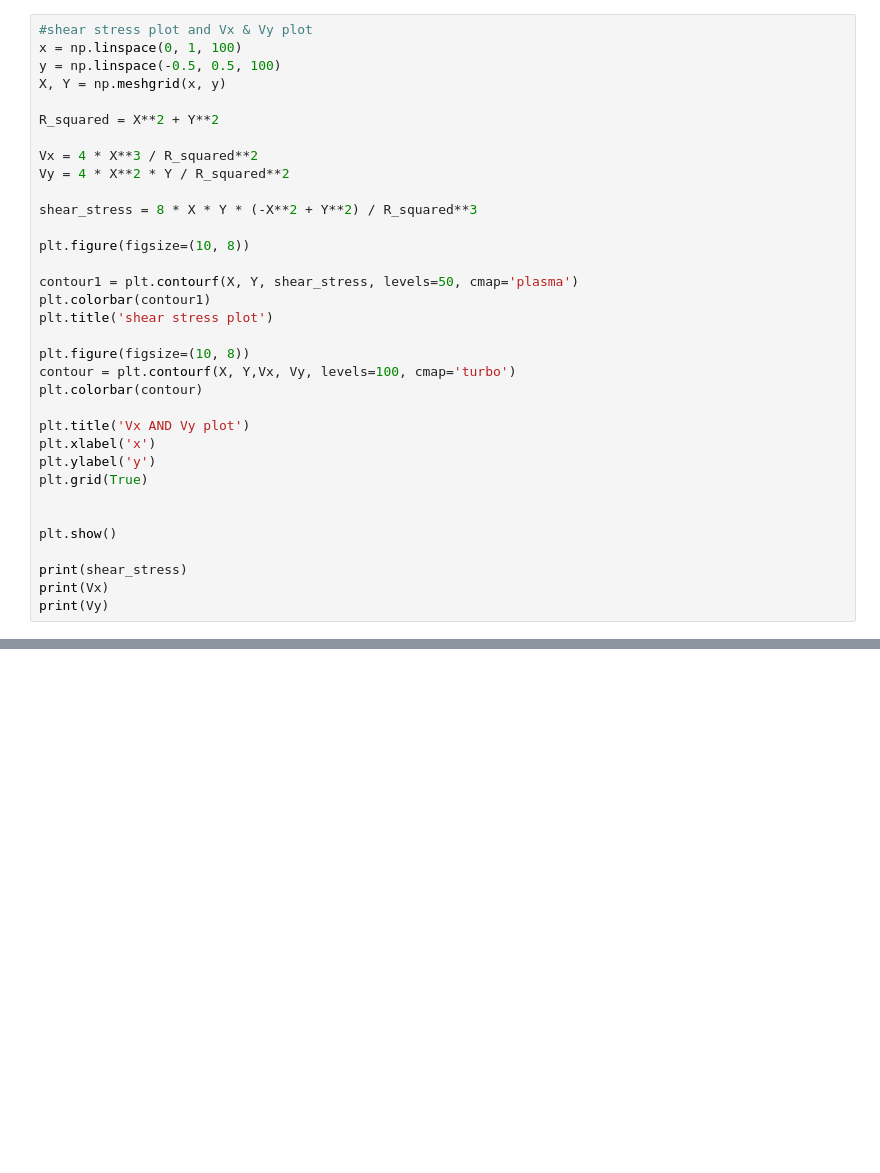
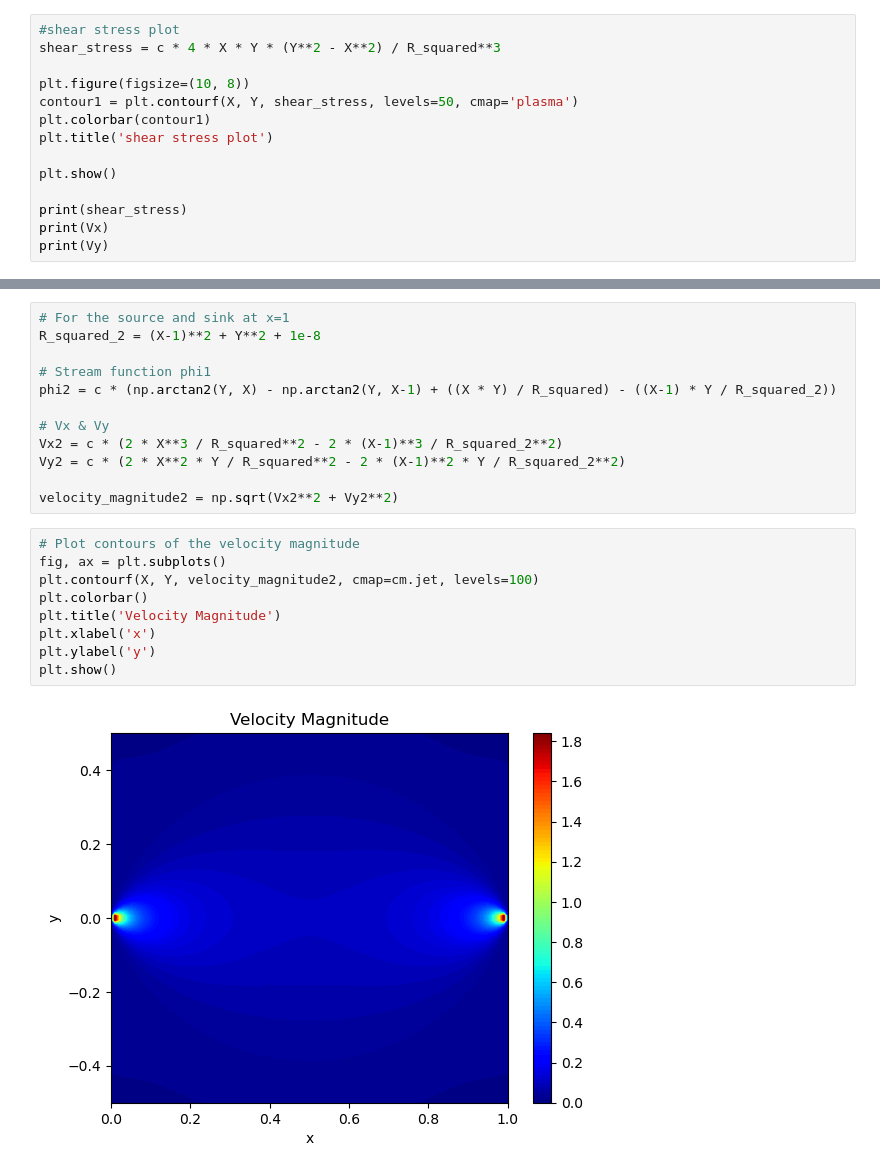
Before and after one commit to EvelynLIJ/RS_Group1, a Jupyter notebook: analytical.ipynb, the cells around one changed output, grey strips where cells are left out. Saved outputs shown, nothing was run; the diff lists cells and outputs as text; blank space fills up the shorter version.

```diff
--- a/analytical.ipynb
+++ b/analytical.ipynb
@@ -53,31 +60,11 @@ plt.show()
 # %%
-#shear stress plot and Vx & Vy plot
-x = np.linspace(0, 1, 100)
-y = np.linspace(-0.5, 0.5, 100)
-X, Y = np.meshgrid(x, y)
-
-R_squared = X**2 + Y**2
-
-Vx = 4 * X**3 / R_squared**2
-Vy = 4 * X**2 * Y / R_squared**2
-
-shear_stress = 8 * X * Y * (-X**2 + Y**2) / R_squared**3
+#shear stress plot
+shear_stress = c * 4 * X * Y * (Y**2 - X**2) / R_squared**3
 
 plt.figure(figsize=(10, 8))
-
 contour1 = plt.contourf(X, Y, shear_stress, levels=50, cmap='plasma')
 plt.colorbar(contour1)
 plt.title('shear stress plot')
-
-plt.figure(figsize=(10, 8))
-contour = plt.contourf(X, Y,Vx, Vy, levels=100, cmap='turbo')
-plt.colorbar(contour)
-
-plt.title('Vx AND Vy plot')
-plt.xlabel('x')
-plt.ylabel('y')
-plt.grid(True)
-
 
 plt.show()
 
@@ -107 +93,24 @@ print(Vy)
+# %%
+# For the source and sink at x=1
+R_squared_2 = (X-1)**2 + Y**2 + 1e-8
+
+# Stream function phi1
+phi2 = c * (np.arctan2(Y, X) - np.arctan2(Y, X-1) + ((X * Y) / R_squared) - ((X-1) * Y / R_squared_2))
+
+# Vx & Vy
+Vx2 = c * (2 * X**3 / R_squared**2 - 2 * (X-1)**3 / R_squared_2**2)
+Vy2 = c * (2 * X**2 * Y / R_squared**2 - 2 * (X-1)**2 * Y / R_squared_2**2)
+
+velocity_magnitude2 = np.sqrt(Vx2**2 + Vy2**2)
+# %%
+# Plot contours of the velocity magnitude
+fig, ax = plt.subplots()
+plt.contourf(X, Y, velocity_magnitude2, cmap=cm.jet, levels=100)
+plt.colorbar()
+plt.title('Velocity Magnitude')
+plt.xlabel('x')
+plt.ylabel('y')
+plt.show()
+# %% [output]
+[figure, added]
 # %%
```
Also changed, not shown: parts of 9 cells of this notebook.
